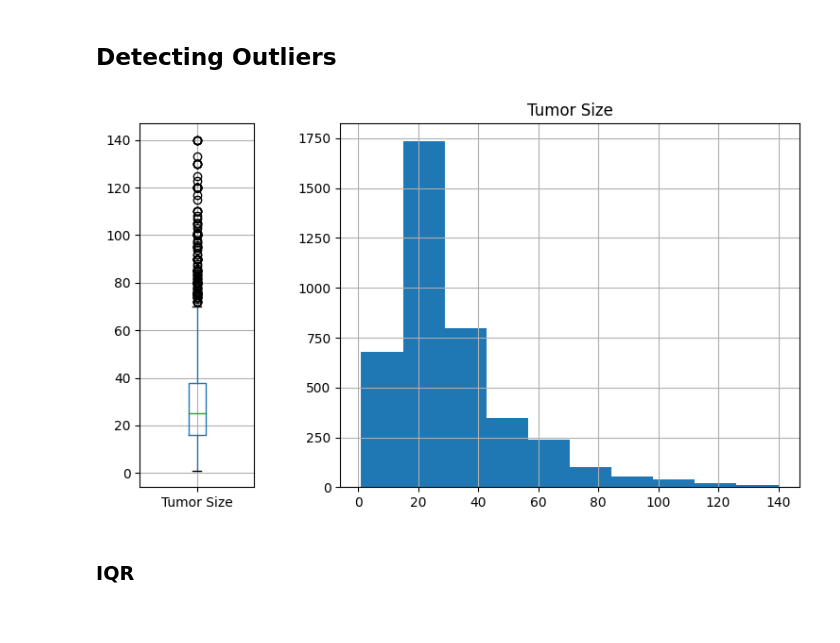
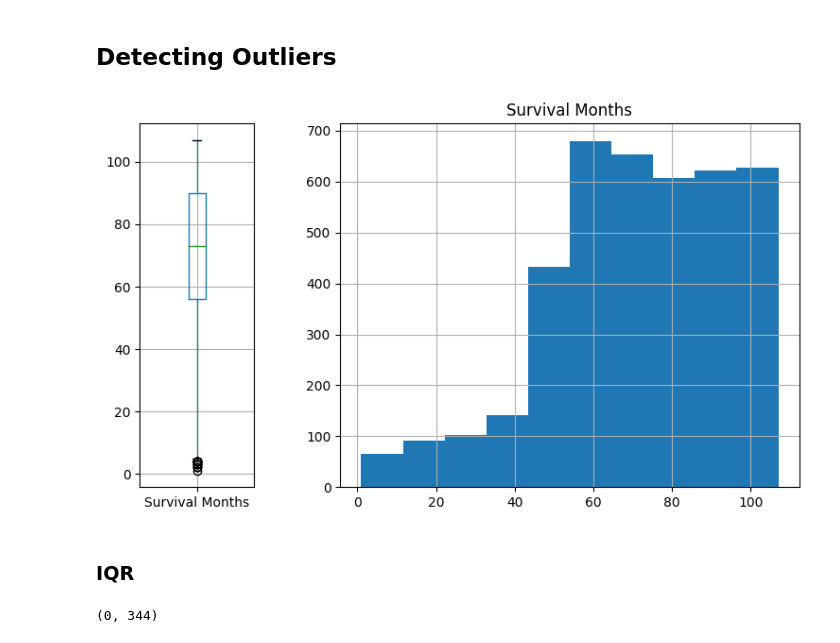
Before and after one commit to zivkovicbogdana/breast-cancer-prediction, a Jupyter notebook: preprocess.ipynb, the cells around one changed output. Saved outputs shown, nothing was run; the diff lists cells and outputs as text; code cells hidden in the pictures.

```diff
--- a/preprocess.ipynb
+++ b/preprocess.ipynb
@@ -57,9 +57,9 @@ Name: Status, dtype: int64
 ## Detecting Outliers
 # %%
 fig, axes= plt.subplots(1,2, gridspec_kw={'width_ratios': [1, 4]}, figsize=(9,5))
-data.boxplot(column='Tumor Size',ax=axes[0]);
-data.hist(column='Tumor Size', ax=axes[1]);
+data.boxplot(column='Survival Months',ax=axes[0]);
+data.hist(column='Survival Months', ax=axes[1]);
 # %% [output]
-[figure, old version]
+[figure, new version]
 # %% [markdown]
 ### IQR
@@ -68,0 +66,10 @@ Q2 = data['Tumor Size'].quantile(0.75)
+# %%
+Q1 = data['Reginol Node Positive'].quantile(0.25)
+Q3 = data['Reginol Node Positive'].quantile(0.75)
+IQR = Q3 - Q1
+
+small_outliers = data['Reginol Node Positive'] < (Q1 - 1.5 * IQR)
+big_outliers = data['Reginol Node Positive'] > (Q3 + 1.5 * IQR)
+sum(small_outliers), sum(big_outliers)
+# %% [output]
+(0, 344)
```
Also changed, not shown: parts of 2 cells of this notebook.
